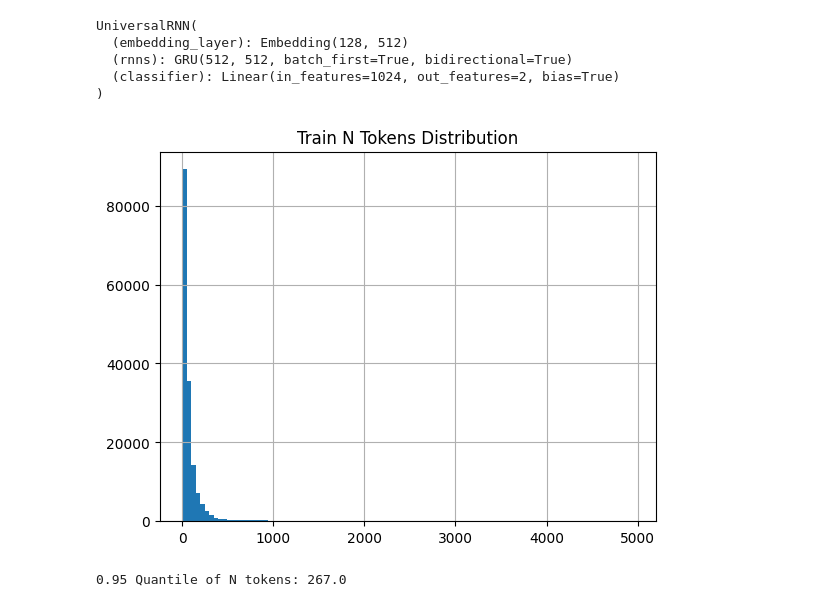
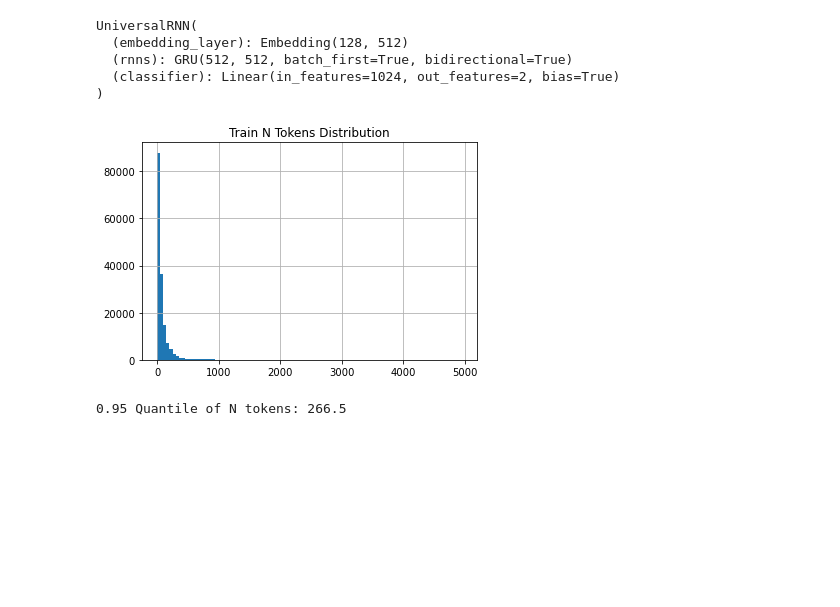
Before and after one commit to NaturalStupidlty/FakeNewsDetection, a Jupyter notebook: Homework/task4.ipynb, the cells around one changed output. Saved outputs shown, nothing was run; the diff lists cells and outputs as text; code cells hidden in the pictures; blank space fills up the shorter version.

```diff
--- a/Homework/task4.ipynb
+++ b/Homework/task4.ipynb
@@ -39,7 +57,7 @@ mps_device = torch.device("mps")
 # %%
-train = pd.read_csv("../data/jigsaw-toxic-comment-classification-challenge/train.csv")
-test = pd.read_csv("../data/jigsaw-toxic-comment-classification-challenge/test.csv")
-test_labels = pd.read_csv("../data/jigsaw-toxic-comment-classification-challenge/test_labels.csv")
+train = pd.read_csv("../input/jigsaw-toxic-comment-classification-challenge/train.csv")
+test = pd.read_csv("../input/jigsaw-toxic-comment-classification-challenge/test.csv")
+test_labels = pd.read_csv("../input/jigsaw-toxic-comment-classification-challenge/test_labels.csv")
 # %%
 train.head()
 # %% [output]
@@ -193,0 +214,3 @@ test_embs = sent_tr.encode(test["light_clean_comment_text"].to_list())
+# %%
+train['comment_text'] = train['comment_text'].apply(preprocess)
+test['comment_text'] = test['comment_text'].apply(preprocess)
@@ -210,5 +275,5 @@ compute_metric(train[target_columns].values, all_train_pred)
 # %%
-FOLDS = 10
+FOLDS = 5
 # %%
 train["stratified_target"] = train[target_columns].apply(
     lambda x: reduce(lambda x, y: str(x) + str(y), x), axis=1)
@@ -518,16 +565,16 @@ class TextDataset(torch.utils.data.Dataset):
     def __len__(self):
         return len(self.texts)
 # %%
-train_n_tokens = train["comment_text"].apply(lambda x : len(tokenizer(x)))
+train_n_tokens = train["light_clean_comment_text"].apply(lambda x : len(tokenizer(x)))
 
 plt.title("Train N Tokens Distribution")
 train_n_tokens.hist(bins=100)
 plt.show()
 
 print(f"0.95 Quantile of N tokens: {np.quantile(train_n_tokens, 0.95)}")
 # %% [output]
-[figure, old version]
+[figure, new version]
-0.95 Quantile of N tokens: 267.0
+0.95 Quantile of N tokens: 266.5
 # %%
 max_tokens = 300
 
```
Also changed, not shown: parts of 52 cells of this notebook.
